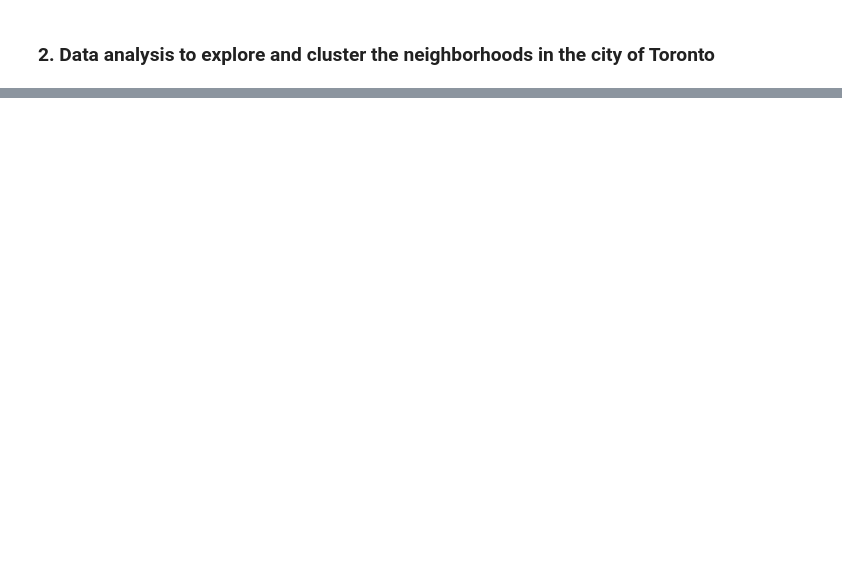
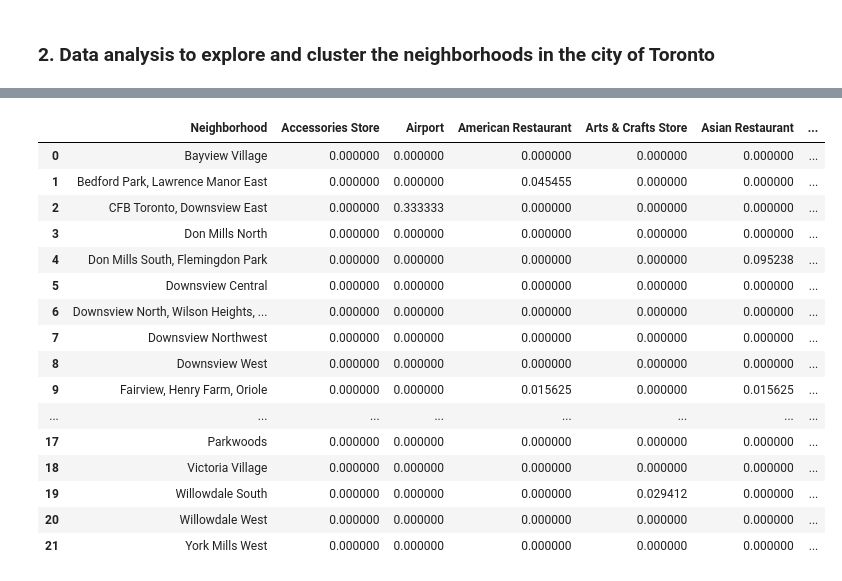
Before and after one commit to juwatow/Coursera_Capstone, a Jupyter notebook: segmenting-clustering-neighborhoods -toronto.ipynb, the cells around one changed output, grey strips where cells are left out. Drawn from its saved outputs; the diff is of its cells as text; code cells hidden in the pictures; blank space fills up the shorter version.

```diff
--- a/segmenting-clustering-neighborhoods -toronto.ipynb
+++ b/segmenting-clustering-neighborhoods -toronto.ipynb
@@ -116,0 +184,4 @@ Then let's loop through the data and add 2 new column (Latitude and Longitude) t
+# %%
+northyork_data = neighborhoods[neighborhoods['Borough'] == 'North York'].reset_index(drop=True)
+northyork_data.head()
+northyork_data.shape
@@ -116,0 +200,18 @@ Then let's loop through the data and add 2 new column (Latitude and Longitude) t
+# %%
+# create map of Manhattan using latitude and longitude values
+map_northyork = folium.Map(location=[latitude, longitude], zoom_start=11)
+
+# add markers to map
+for lat, lng, label in zip(northyork_data['Latitude'], northyork_data['Longitude'], northyork_data['Neighborhood']):
+    label = folium.Popup(label, parse_html=True)
+    folium.CircleMarker(
+        [lat, lng],
+        radius=5,
+        popup=label,
+        color='blue',
+        fill=True,
+        fill_color='#3186cc',
+        fill_opacity=0.7,
+        parse_html=False).add_to(map_northyork)
+
+map_northyork
@@ -116,0 +267,5 @@ Then let's loop through the data and add 2 new column (Latitude and Longitude) t
+# %%
+northyork_venues = getNearbyVenues(names=northyork_data['Neighborhood'],
+                                   latitudes=northyork_data['Latitude'],
+                                   longitudes=northyork_data['Longitude']
+                                  )
@@ -116,0 +328,12 @@ Then let's loop through the data and add 2 new column (Latitude and Longitude) t
+# %%
+# one hot encoding
+northyork_onehot = pd.get_dummies(northyork_venues[['Venue Category']], prefix="", prefix_sep="")
+
+# add neighborhood column back to dataframe
+northyork_onehot['Neighborhood'] = northyork_venues['Neighborhood']
+
+# move neighborhood column to the first column
+fixed_columns = [northyork_onehot.columns[-1]] + list(northyork_onehot.columns[:-1])
+northyork_onehot = northyork_onehot[fixed_columns]
+
+northyork_onehot.head()
@@ -116,0 +347,22 @@ Then let's loop through the data and add 2 new column (Latitude and Longitude) t
+# %%
+#Next, let's group rows by neighborhood and by taking the mean of the frequency of occurrence of each category
+northyork_grouped = northyork_onehot.groupby('Neighborhood').mean().reset_index()
+northyork_grouped
+# %% [output]
+|  | Neighborhood | Accessories Store | Airport | American Restaurant | Arts & Crafts Store | Asian Restaurant | ... |
+| 0 | Bayview Village | 0.000000 | 0.000000 | 0.000000 | 0.000000 | 0.000000 | ... |
+| 1 | Bedford Park, Lawrence Manor East | 0.000000 | 0.000000 | 0.045455 | 0.000000 | 0.000000 | ... |
+| 2 | CFB Toronto, Downsview East | 0.000000 | 0.333333 | 0.000000 | 0.000000 | 0.000000 | ... |
+| 3 | Don Mills North | 0.000000 | 0.000000 | 0.000000 | 0.000000 | 0.000000 | ... |
+| 4 | Don Mills South, Flemingdon Park | 0.000000 | 0.000000 | 0.000000 | 0.000000 | 0.095238 | ... |
+| 5 | Downsview Central | 0.000000 | 0.000000 | 0.000000 | 0.000000 | 0.000000 | ... |
+| 6 | Downsview North, Wilson Heights, ... | 0.000000 | 0.000000 | 0.000000 | 0.000000 | 0.000000 | ... |
+| 7 | Downsview Northwest | 0.000000 | 0.000000 | 0.000000 | 0.000000 | 0.000000 | ... |
+| 8 | Downsview West | 0.000000 | 0.000000 | 0.000000 | 0.000000 | 0.000000 | ... |
+| 9 | Fairview, Henry Farm, Oriole | 0.000000 | 0.000000 | 0.015625 | 0.000000 | 0.015625 | ... |
+| ... | ... | ... | ... | ... | ... | ... | ... |
+| 17 | Parkwoods | 0.000000 | 0.000000 | 0.000000 | 0.000000 | 0.000000 | ... |
+| 18 | Victoria Village | 0.000000 | 0.000000 | 0.000000 | 0.000000 | 0.000000 | ... |
+| 19 | Willowdale South | 0.000000 | 0.000000 | 0.000000 | 0.029412 | 0.000000 | ... |
+| 20 | Willowdale West | 0.000000 | 0.000000 | 0.000000 | 0.000000 | 0.000000 | ... |
+| 21 | York Mills West | 0.000000 | 0.000000 | 0.000000 | 0.000000 | 0.000000 | ... |
```
Also changed, not shown: parts of 39 cells of this notebook.
